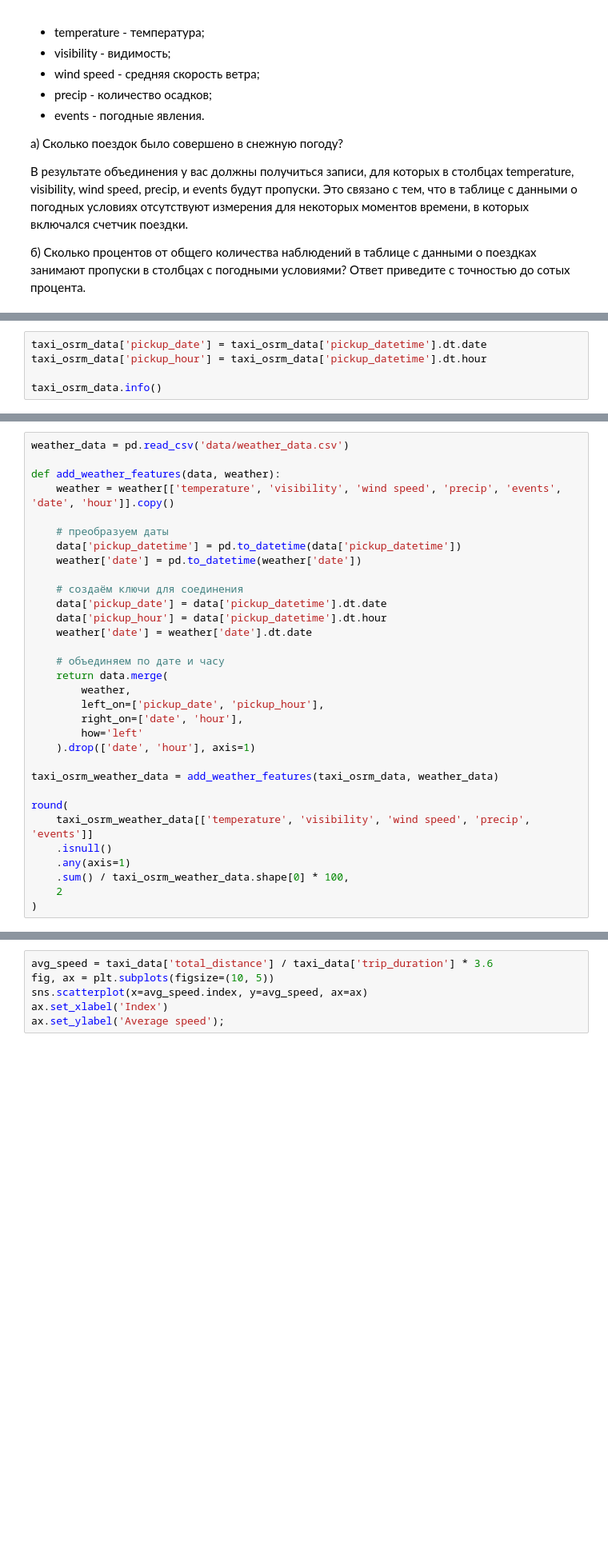
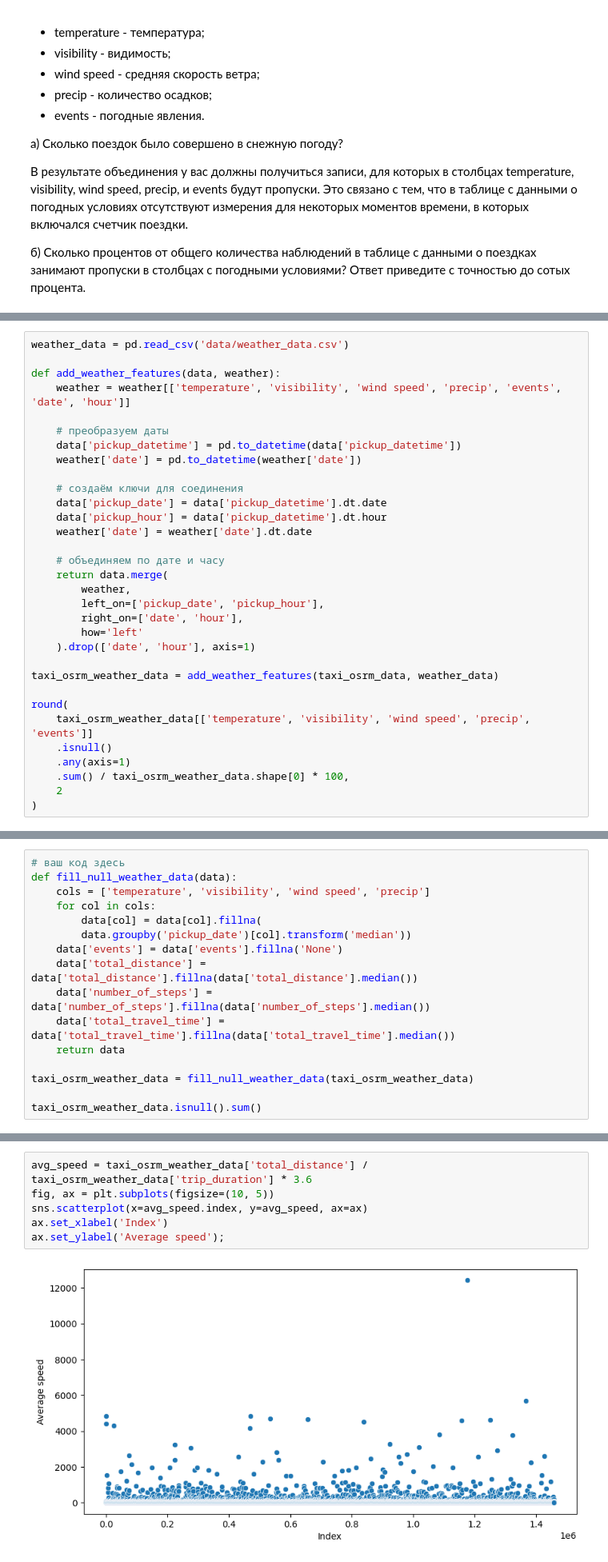
Before and after one commit to Mekhty111/NYC-Taxi-TripML, a Jupyter notebook: Project-5._Ноутбук-шаблон.ipynb, the cells around one changed output, grey strips where cells are left out. Shown at 80% size. Saved outputs shown, nothing was run; the diff lists cells and outputs as text; blank space fills up the shorter version.

```diff
--- a/Project-5._Ноутбук-шаблон.ipynb
+++ b/Project-5._Ноутбук-шаблон.ipynb
@@ -395,5 +355,0 @@ Name: count, dtype: int64
-# %%
-taxi_osrm_data['pickup_date'] = taxi_osrm_data['pickup_datetime'].dt.date
-taxi_osrm_data['pickup_hour'] = taxi_osrm_data['pickup_datetime'].dt.hour
-
-taxi_osrm_data.info()
@@ -419,7 +357,7 @@ memory usage: 207.3+ MB
 weather_data = pd.read_csv('data/weather_data.csv')
 
 def add_weather_features(data, weather):
-    weather = weather[['temperature', 'visibility', 'wind speed', 'precip', 'events', 'date', 'hour']].copy()
+    weather = weather[['temperature', 'visibility', 'wind speed', 'precip', 'events', 'date', 'hour']]
 
     # преобразуем даты
     data['pickup_datetime'] = pd.to_datetime(data['pickup_datetime'])
@@ -479,0 +422,16 @@ round((50475 / 1405543) * 100, 2)
+# %%
+# ваш код здесь
+def fill_null_weather_data(data):
+    cols = ['temperature', 'visibility', 'wind speed', 'precip']
+    for col in cols:
+        data[col] = data[col].fillna(
+        data.groupby('pickup_date')[col].transform('median'))
+    data['events'] = data['events'].fillna('None')
+    data['total_distance'] = data['total_distance'].fillna(data['total_distance'].median())
+    data['number_of_steps'] = data['number_of_steps'].fillna(data['number_of_steps'].median())
+    data['total_travel_time'] = data['total_travel_time'].fillna(data['total_travel_time'].median())
+    return data
+
+taxi_osrm_weather_data = fill_null_weather_data(taxi_osrm_weather_data)
+
+taxi_osrm_weather_data.isnull().sum()
@@ -489,11 +465,13 @@ round((50475 / 1405543) * 100, 2)
 $$avg\_speed= \frac{total\_distance}{1000*trip\_duration}*3600$$
 Если мы построим диаграмму рассеяния средней скорости движения автомобилей, мы увидим следующую картину:
 # %%
-avg_speed = taxi_data['total_distance'] / taxi_data['trip_duration'] * 3.6
+avg_speed = taxi_osrm_weather_data['total_distance'] / taxi_osrm_weather_data['trip_duration'] * 3.6
 fig, ax = plt.subplots(figsize=(10, 5))
 sns.scatterplot(x=avg_speed.index, y=avg_speed, ax=ax)
 ax.set_xlabel('Index')
 ax.set_ylabel('Average speed');
+# %% [output]
+[figure, added]
 # %% [markdown]
 Как раз отсюда мы видим, что у нас есть “поездки-телепортации”, для которых средняя скорость более 1000 км/ч. Даже есть такая, средняя скорость которой составляла более 12000 км/ч!
 
```
Also changed, not shown: parts of 32 cells of this notebook.
